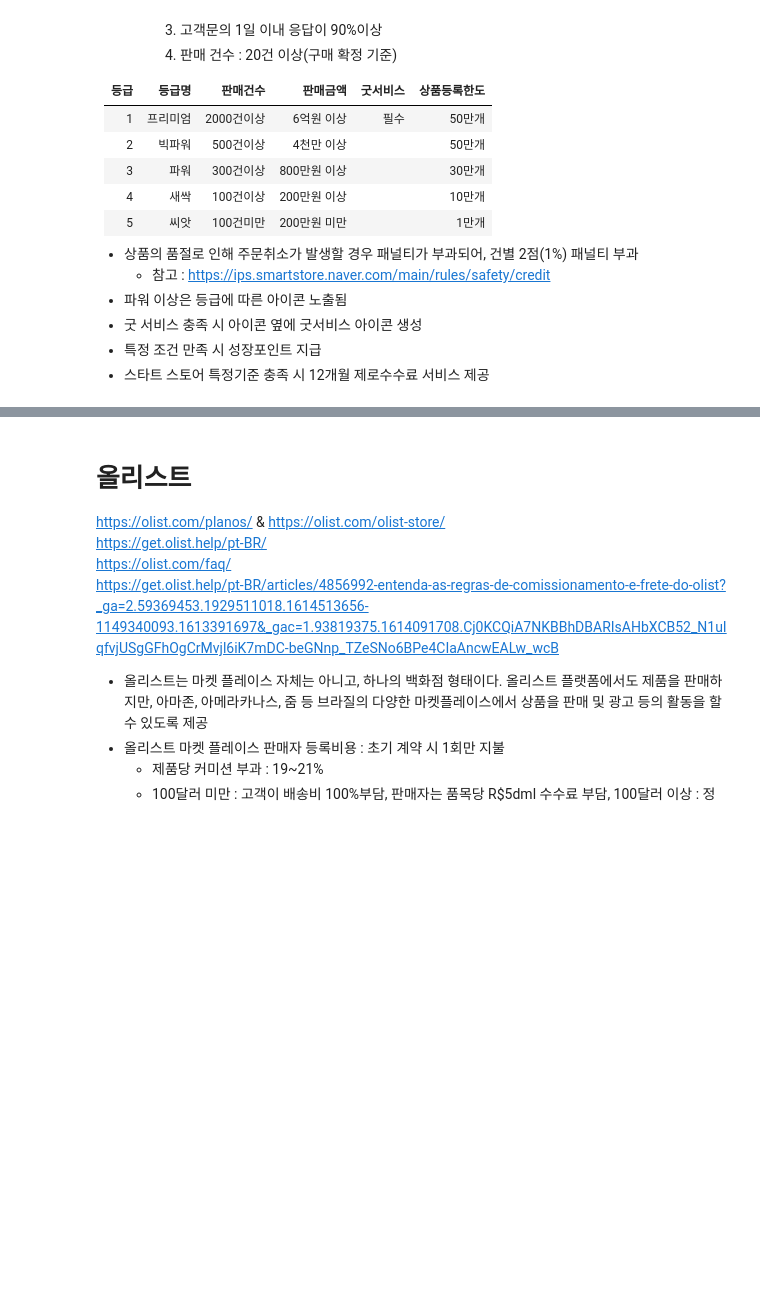
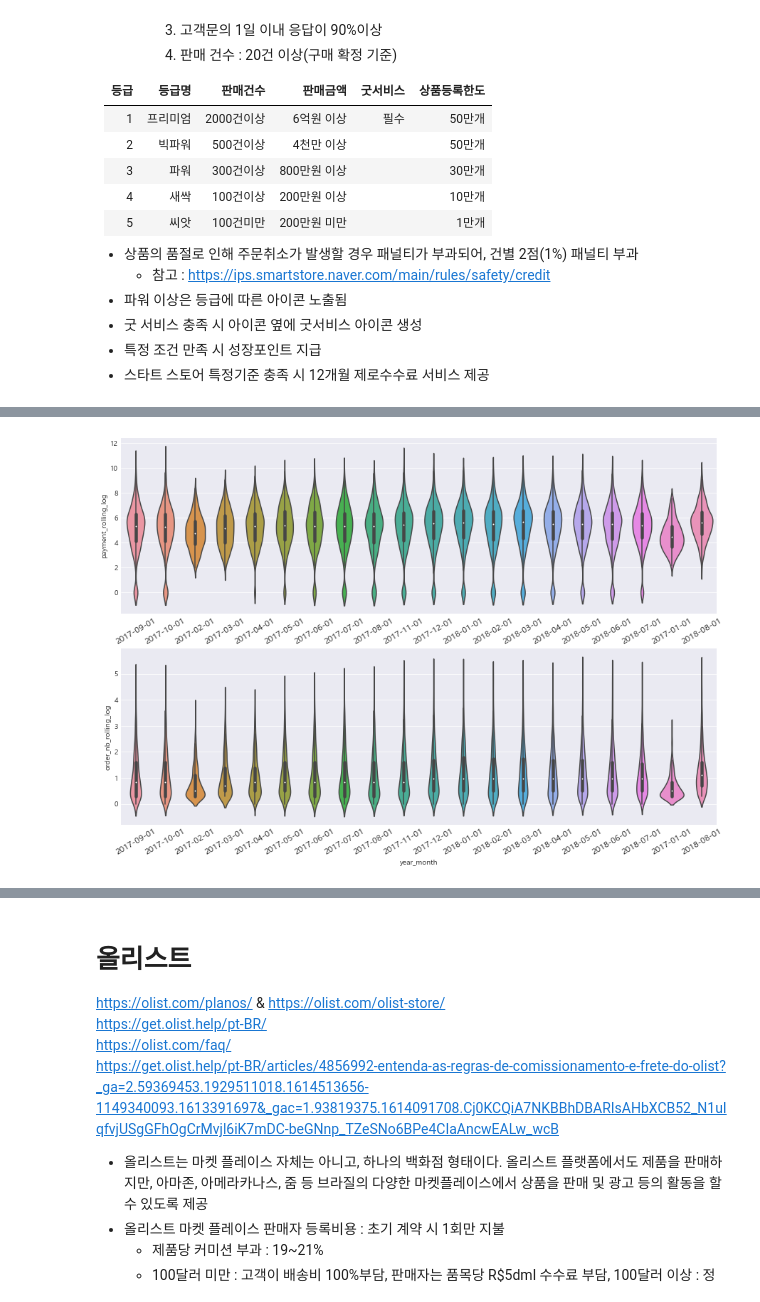
Before and after one commit to changyong93/project_Brazilian-E-Commerce-Public-Dataset-by-Olist, a Jupyter notebook: Untitled2.ipynb, the cells around one changed output, grey strips where cells are left out. Cells and saved outputs as stored; diff of their text form; code cells hidden in the pictures; blank space fills up the shorter version.

```diff
--- a/Untitled2.ipynb
+++ b/Untitled2.ipynb
@@ -1081,3 +836,12 @@ df_model_temp
 - 굿 서비스 충족 시 아이콘 옆에 굿서비스 아이콘 생성
 - 특정 조건 만족 시 성장포인트 지급
 - 스타트 스토어 특정기준 충족 시 12개월 제로수수료 서비스 제공
+# %%
+#seller & year_month expand.grid
+df_model_temp = df_model.copy()
+seller_id_list = df_model_temp.seller_id.unique().tolist()
+year_month_list = pd.date_range(start = "20170101" ,end = "20180801", freq = "MS")
+seller_YearMonth = pd.DataFrame(np.array([(x,y) for x in seller_id_list for y in year_month_list]))\
+                   .rename(columns = {0 : "seller_id", 1 : "year_month"})
+seller_YearMonth["year_month"]=seller_YearMonth.year_month.dt.date
+seller_YearMonth.shape
@@ -1083,0 +854,12 @@ df_model_temp
+# %%
+#seller별로 첫 팟매월과 마지막 판매월 사이 비어있는 월 인덱스를 추가하기 위한 데이터셋 생성
+seller_startYearMonth_selected = df_model_temp[["seller_id","start_YearMonth","end_YearMonth"]].drop_duplicates(ignore_index = True)
+seller_startYearMonth_selected = pd.merge(seller_YearMonth, seller_startYearMonth_selected, on = "seller_id", how = "left")
+
+#seller별로 첫 첫 판매 월부터 마지막 판매월 사이의 월 인덱스만 남기기
+cond = (seller_startYearMonth_selected.year_month >= seller_startYearMonth_selected.start_YearMonth) \
+      &(seller_startYearMonth_selected.year_month <= seller_startYearMonth_selected.end_YearMonth)
+seller_startYearMonth_selected = seller_startYearMonth_selected[cond]
+
+print(seller_startYearMonth_selected.shape)
+seller_startYearMonth_selected.head(2)
@@ -1083,0 +914,8 @@ df_model_temp
+# %%
+seller_rating = df_model_temp.groupby(["seller_id","year_month"]).agg({"payment_value_cal" : 'sum',"order_nb" : "sum"}).reset_index()
+# %%
+# seller_rating.payment_value_cal.expanding(3).sum()
+# seller_rating["payment_rolling"] = seller_rating.groupby(["seller_id","year_month"]).payment_value_cal.rolling(window = 3,min_periods=3).sum().tolist()
+seller_rating["payment_rolling"] = (seller_rating.groupby(["seller_id"]).payment_value_cal.transform(lambda x: x.rolling(window = 3,min_periods=1).sum())/3).round(2)
+seller_rating["order_nb_rolling"] = (seller_rating.groupby(["seller_id"]).order_nb.transform(lambda x: x.rolling(window = 3,min_periods=1).sum())/3).round(2)
+seller_rating.head(10)
@@ -1083,0 +934,13 @@ df_model_temp
+# %%
+seller_rating_temp = seller_rating.copy()
+seller_rating_temp["payment_rolling_log"] = np.log1p(seller_rating_temp.payment_rolling)
+seller_rating_temp["order_nb_rolling_log"] = np.log1p(seller_rating_temp.order_nb_rolling)
+fig,ax = plt.subplots(2,1,figsize = (15,10))
+g = sns.violinplot(data = seller_rating_temp, x = "year_month", y = "payment_rolling_log", ax = ax[0])
+g.set_xticklabels(g.get_xticklabels(), rotation=30,fontsize = 12)
+
+g = sns.violinplot(data = seller_rating_temp, x = "year_month", y = "order_nb_rolling_log", ax = ax[1])
+g.set_xticklabels(g.get_xticklabels(), rotation=30,fontsize = 12)
+plt.show()
+# %% [output]
+[figure, added]
```
Also changed, not shown: parts of 57 cells of this notebook.
